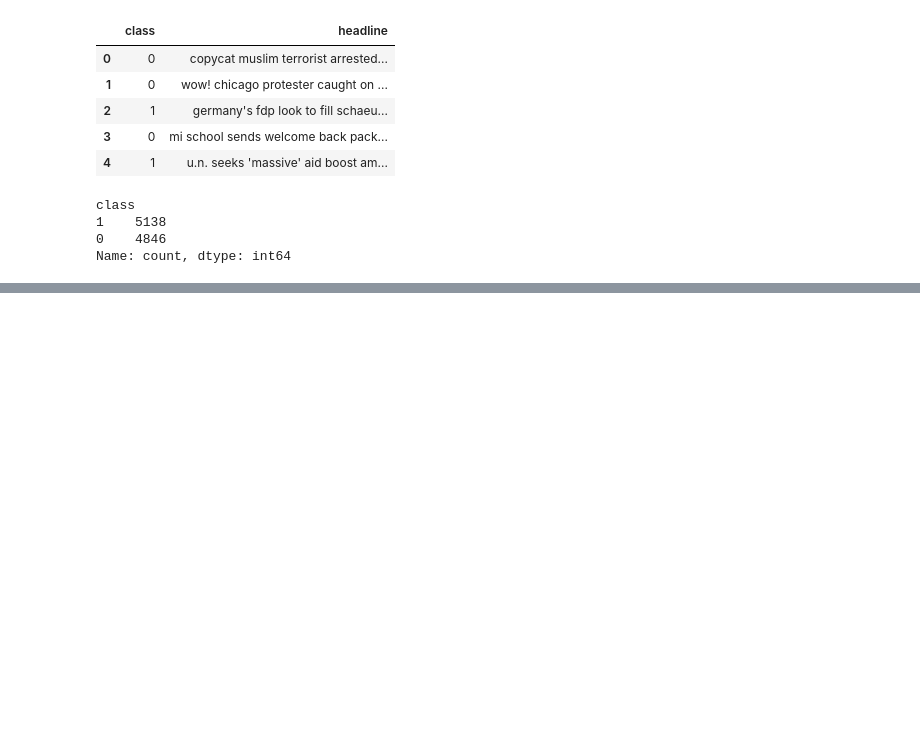
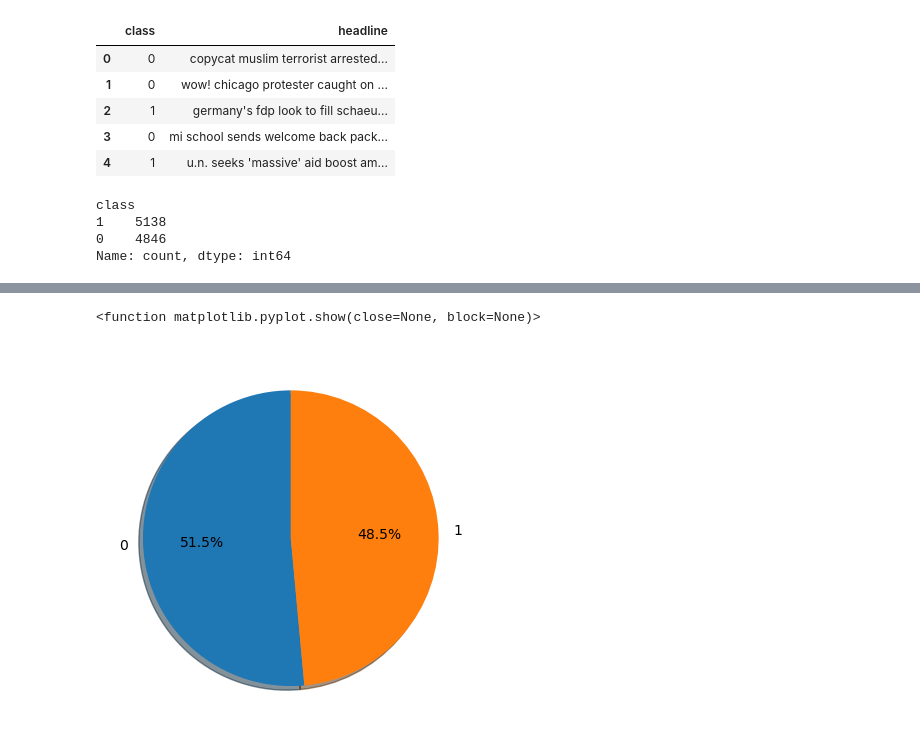
Before and after one commit to LauraSalakari/project-3-nlp, a Jupyter notebook: main.ipynb, the cells around one changed output, grey strips where cells are left out. Drawn from its saved outputs; the diff is of its cells as text; code cells hidden in the pictures; blank space fills up the shorter version.

Commit message:
add pie chart for testing results

```diff
--- a/main.ipynb
+++ b/main.ipynb
@@ -489,0 +501,7 @@ Name: count, dtype: int64
+# %%
+plt.pie(data=test_pred_df, x=test_pred_df["class"].value_counts(), autopct='%1.1f%%',
+        shadow=True, startangle=90, labels=["0", "1"])
+plt.show
+# %% [output]
+<function matplotlib.pyplot.show(close=None, block=None)>
+[figure, added]
```
Also changed, not shown: parts of 2 cells of this notebook.
